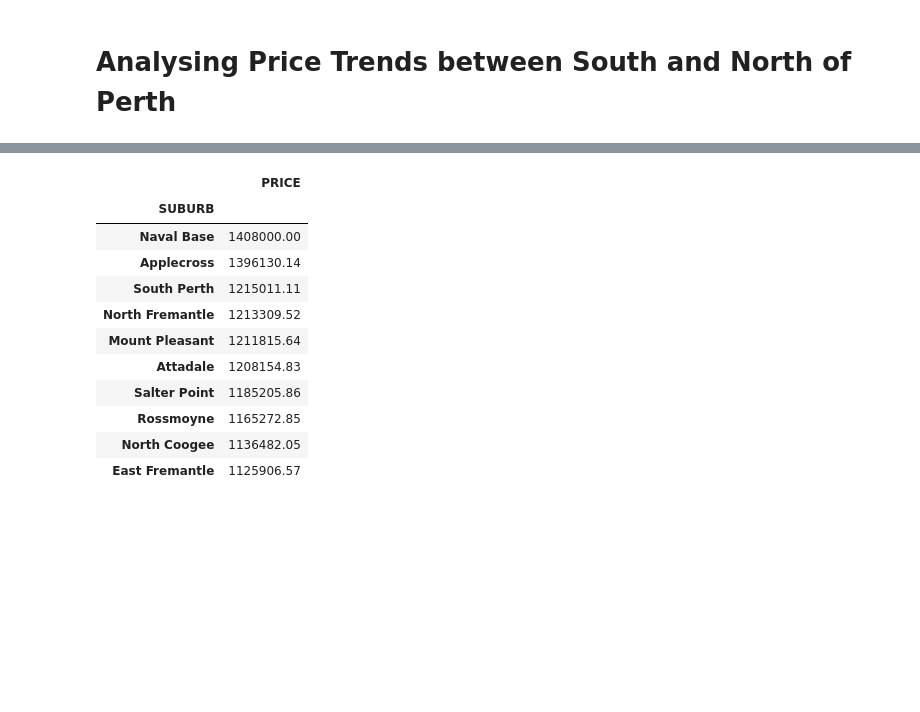
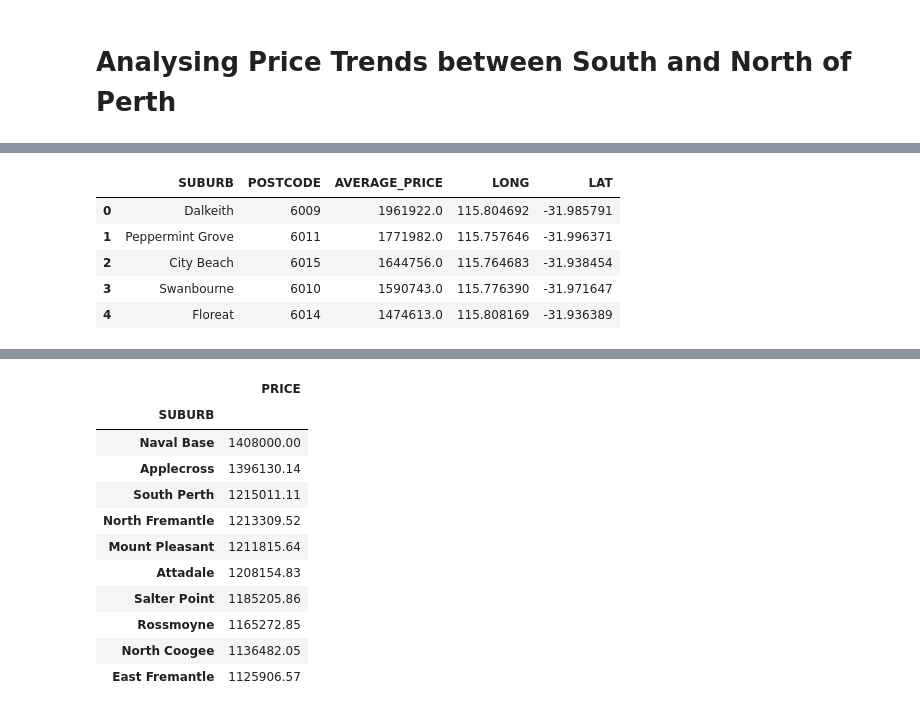
Before and after one commit to KavishNaran/Perth-Housing-Analysis, a Jupyter notebook: South and North Analysis.ipynb, the cells around one changed output, grey strips where cells are left out. Drawn from its saved outputs; the diff is of its cells as text; code cells hidden in the pictures; blank space fills up the shorter version.

```diff
--- a/South and North Analysis.ipynb
+++ b/South and North Analysis.ipynb
@@ -77,0 +183,15 @@ average_prices.tail()
+# %%
+average_prices = average_prices.drop_duplicates(subset='POSTCODE')
+# %%
+# Merge data together to gain lat and long of each postcode.
+average_prices_postcode = average_prices.merge(clean_postcodes, how='left')
+# %%
+# Display new postcode dataset with long and lat
+average_prices_postcode.head()
+# %% [output]
+|  | SUBURB | POSTCODE | AVERAGE_PRICE | LONG | LAT |
+| 0 | Dalkeith | 6009 | 1961922.0 | 115.804692 | -31.985791 |
+| 1 | Peppermint Grove | 6011 | 1771982.0 | 115.757646 | -31.996371 |
+| 2 | City Beach | 6015 | 1644756.0 | 115.764683 | -31.938454 |
+| 3 | Swanbourne | 6010 | 1590743.0 | 115.776390 | -31.971647 |
+| 4 | Floreat | 6014 | 1474613.0 | 115.808169 | -31.936389 |
```
Also changed, not shown: parts of 27 cells of this notebook, 9 other files.
